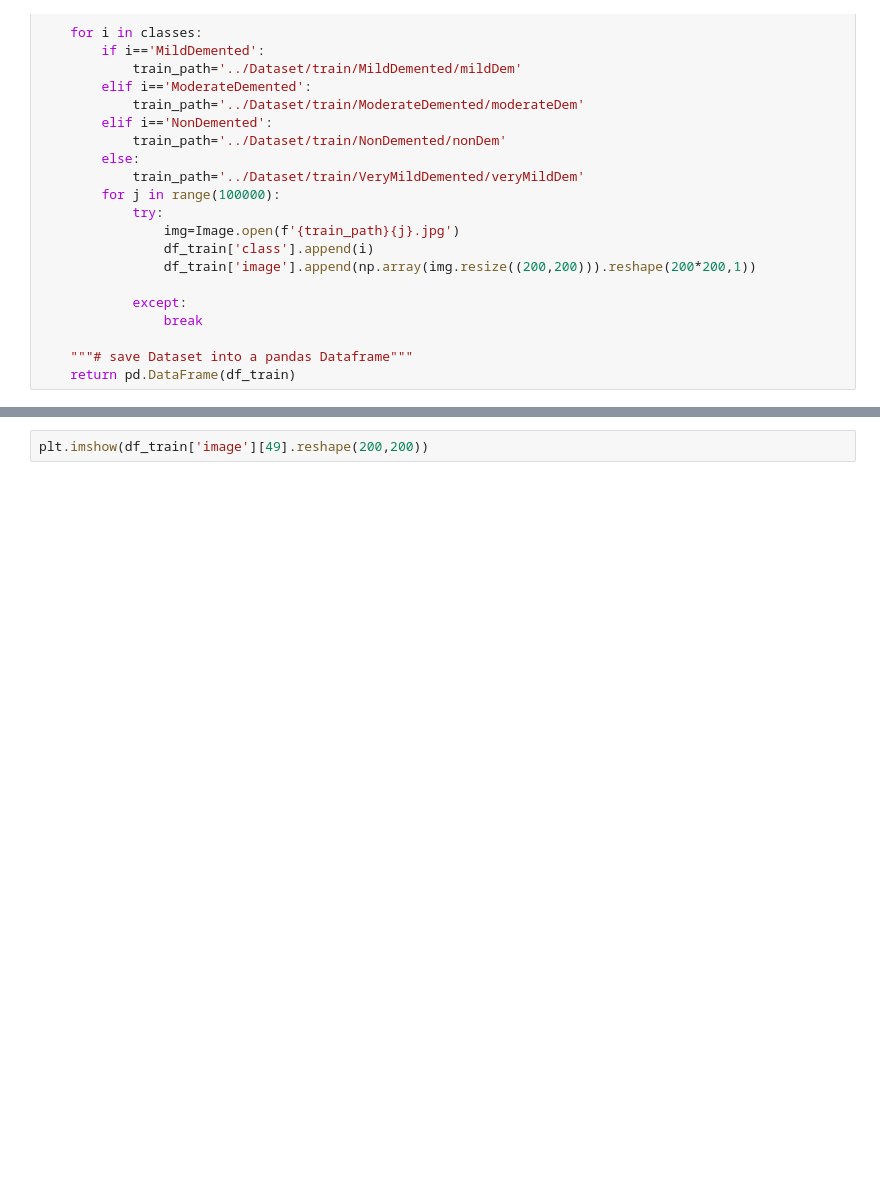
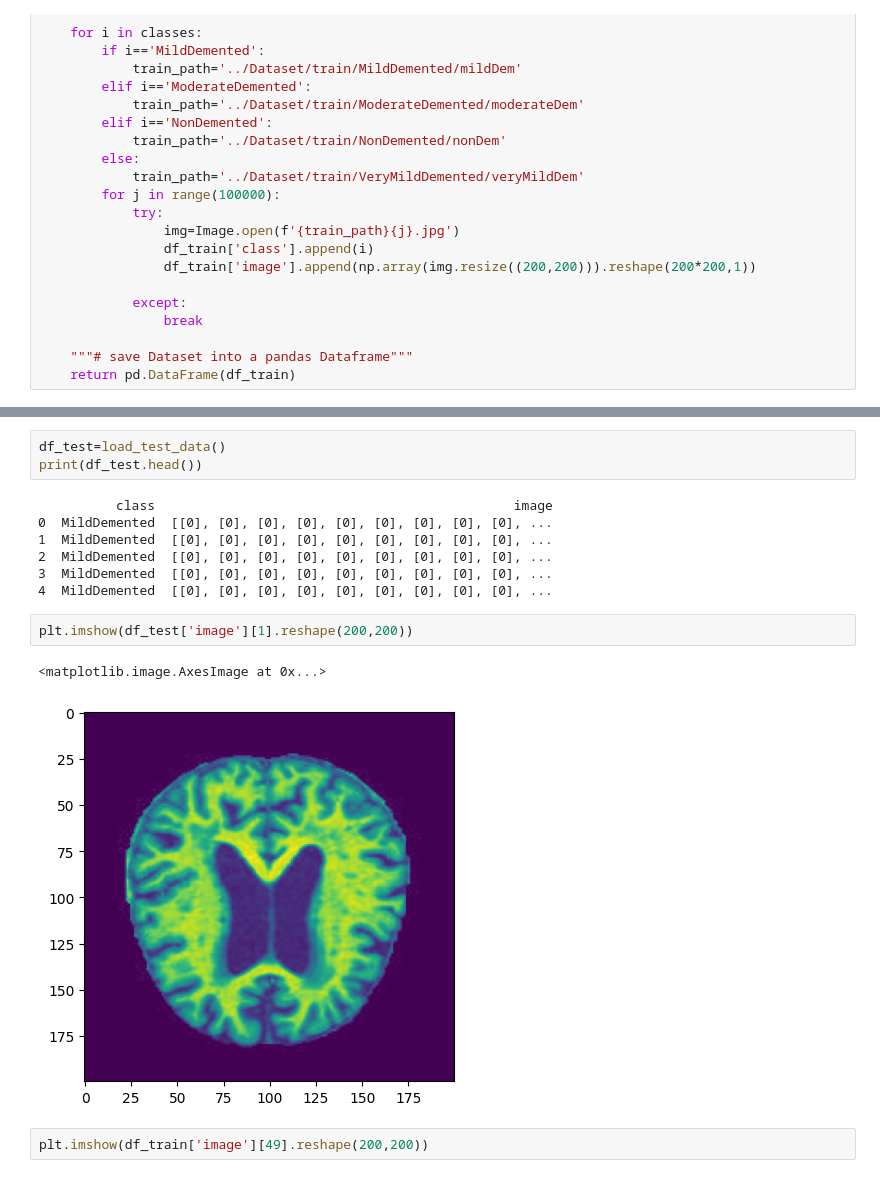
Before and after one commit to karamarora20/Alzheimer_detection, a Jupyter notebook: Models/model1.ipynb, the cells around one changed output, grey strips where cells are left out. Saved outputs shown, nothing was run; the diff lists cells and outputs as text; blank space fills up the shorter version.

Commit message:
added load test function

```diff
--- a/Models/model1.ipynb
+++ b/Models/model1.ipynb
@@ -62,3 +115,18 @@ df_train=load_train_data()
+# %%
+df_test=load_test_data()
+print(df_test.head())
+# %% [output]
+          class                                              image
+0  MildDemented  [[0], [0], [0], [0], [0], [0], [0], [0], [0], ...
+1  MildDemented  [[0], [0], [0], [0], [0], [0], [0], [0], [0], ...
+2  MildDemented  [[0], [0], [0], [0], [0], [0], [0], [0], [0], ...
+3  MildDemented  [[0], [0], [0], [0], [0], [0], [0], [0], [0], ...
+4  MildDemented  [[0], [0], [0], [0], [0], [0], [0], [0], [0], ...
+# %%
+plt.imshow(df_test['image'][1].reshape(200,200))
+# %% [output]
+<matplotlib.image.AxesImage at 0x...>
+[figure, added]
 # %%
 plt.imshow(df_train['image'][49].reshape(200,200))
 # %% [output]
```
Also changed, not shown: parts of 3 cells of this notebook, 1 other file.
